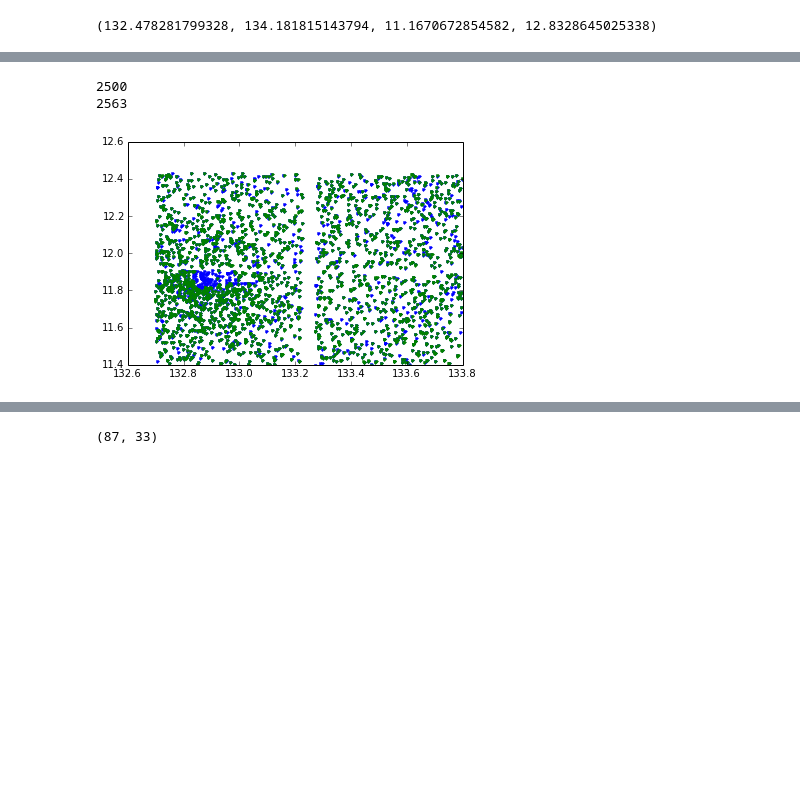
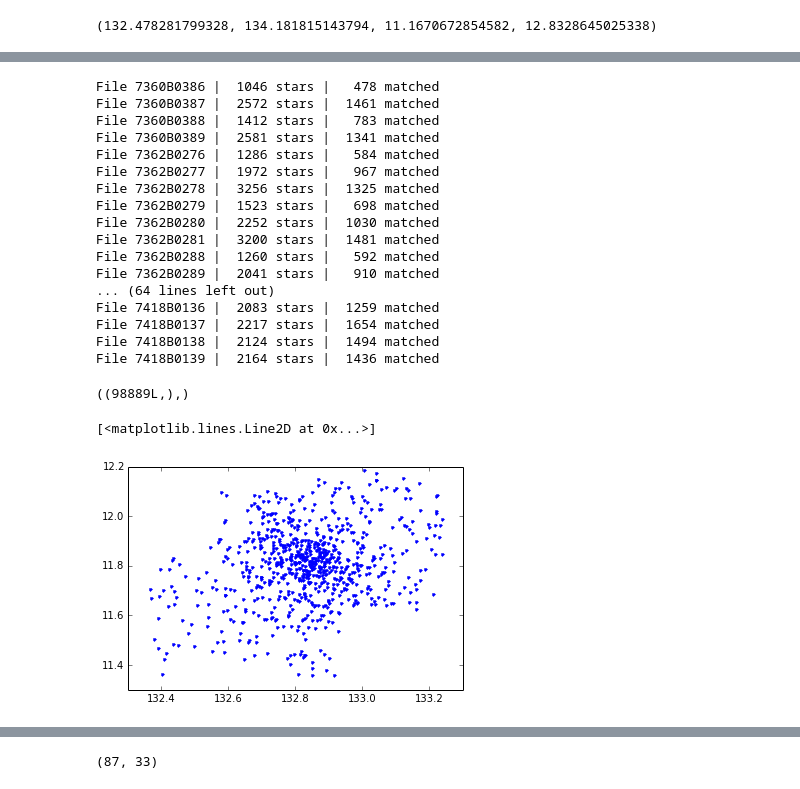
Before and after one commit to RapidLzj/201603, a Jupyter notebook: match_test.ipynb, the cells around one changed output, grey strips where cells are left out. Cells and saved outputs as stored; diff of their text form; code cells hidden in the pictures; blank space fills up the shorter version.

```diff
--- a/match_test.ipynb
+++ b/match_test.ipynb
@@ -240,16 +241,51 @@ star_cnt = [row[3] for row in tbM67 if row[3] > 0]
 # %%
-f = file_id[30]
-if f:
-    sql = "select StarCode, RADeg, DecDeg, MagAuto, MagCorr, MagAutoErr from Stars where FileID = '%s'" % f
-    print (cur.execute(sql))
-    tbStar = cur.fetchall()
-    my_ra = [row[1] for row in tbStar]
-    my_dec = [row[2] for row in tbStar]
-    plt.plot(my_ra, my_dec, '.')
-    ix_sdss, ix_my = star_match(tbSDSS, tbStar, 1, 2, 1, 2, 3, 3)
-    print (len(ix_my))
-    plt.plot(sdss_ra[ix_sdss], sdss_dec[ix_sdss], '.')
+    for f in file_id :
+        sql_my = "select StarCode, RADeg, DecDeg, MagAuto, MagCorr, MagAutoErr from Stars where FileID = '%s'" % f
+        n_my = cur.execute(sql_my)
+        tb_my = cur.fetchall()
+        #my_ra = [row[1] for row in tb_my]
+        #my_dec = [row[2] for row in tb_my]
+        #plt.plot(my_ra, my_dec, '.')
+        ix_sdss, ix_my, dis_sdss_my = star_match(tb_sdss, tb_my, 1, 2, 1, 2, 3, 3)
+        n_match = len(ix_sdss)
+        #print (len(ix_my))
+        #plt.plot(sdss_ra[ix_sdss], sdss_dec[ix_sdss], '.')
+        for i in range(n_match) :
+            sql = sql_ins0 % (tb_my[ix_my[i]][0], tb_sdss[ix_sdss[i]][0], dis_sdss_my[i])
+            cur.execute(sql)
+        conn.commit()
+        print ("File %s | %5d stars | %5d matched" % (f, n_my, n_match))
 # %% [output]
-2500
-2563
+File 7360B0386 |  1046 stars |   478 matched
+File 7360B0387 |  2572 stars |  1461 matched
+File 7360B0388 |  1412 stars |   783 matched
+File 7360B0389 |  2581 stars |  1341 matched
+File 7362B0276 |  1286 stars |   584 matched
+File 7362B0277 |  1972 stars |   967 matched
+File 7362B0278 |  3256 stars |  1325 matched
+File 7362B0279 |  1523 stars |   698 matched
+File 7362B0280 |  2252 stars |  1030 matched
+File 7362B0281 |  3200 stars |  1481 matched
+File 7362B0288 |  1260 stars |   592 matched
+File 7362B0289 |  2041 stars |   910 matched
+... (64 lines left out)
+File 7418B0136 |  2083 stars |  1259 matched
+File 7418B0137 |  2217 stars |  1654 matched
+File 7418B0138 |  2124 stars |  1494 matched
+File 7418B0139 |  2164 stars |  1436 matched
-[figure, removed]
+# %%
+cur.execute('select count(*) from m67_match')
+cur.fetchall()
+# %% [output]
+((98889L,),)
+# %%
+cur.execute('select * from m67ref')
+tb_ref = cur.fetchall()
+# %%
+ra_ref = [row[1] for row in tb_ref]
+dec_ref = [row[2] for row in tb_ref]
+# %%
+plt.plot(ra_ref, dec_ref, '.')
+# %% [output]
+[<matplotlib.lines.Line2D at 0x...>]
+[figure, added]
```
Also changed, not shown: parts of 9 cells of this notebook, 3 other files.
